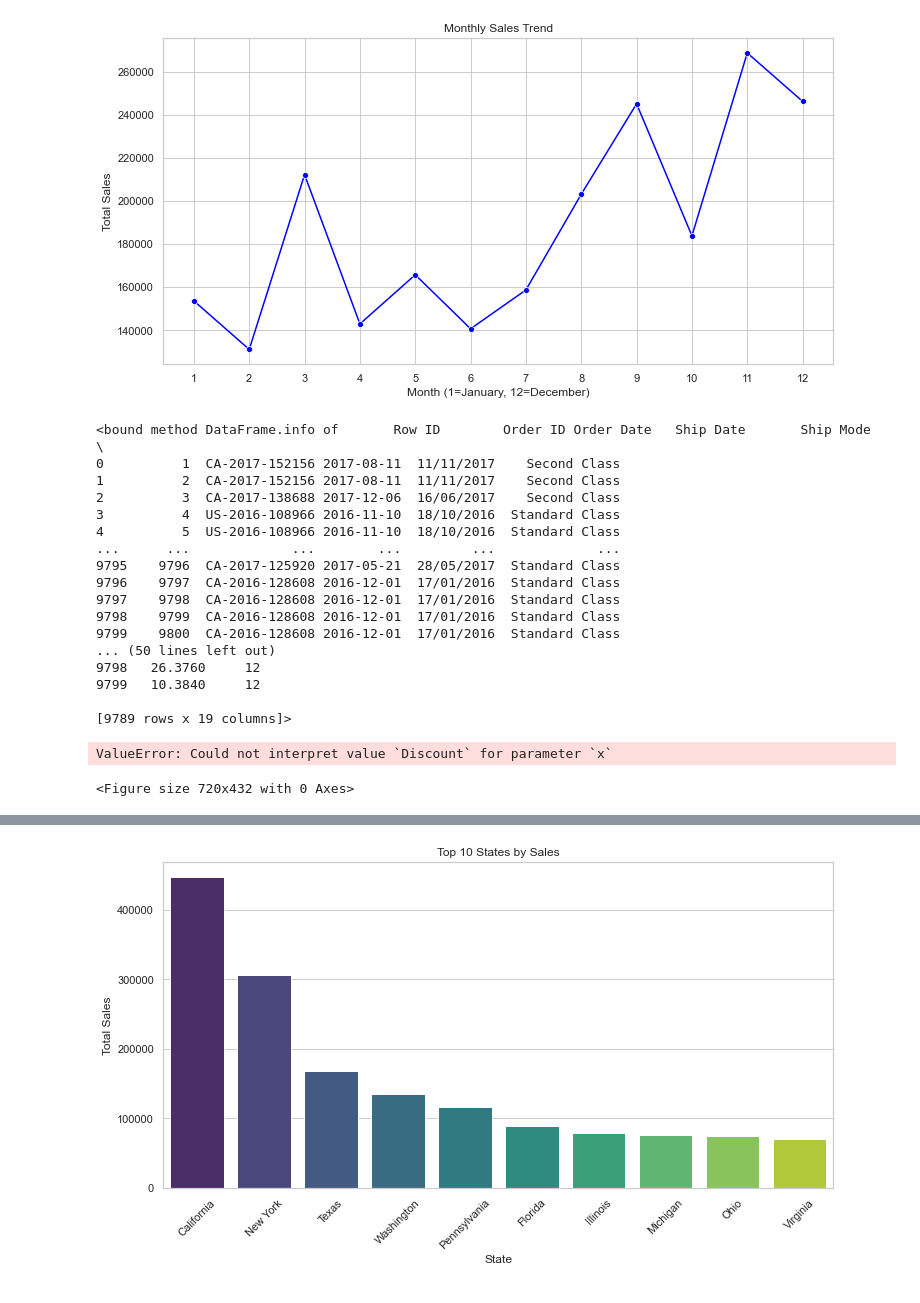
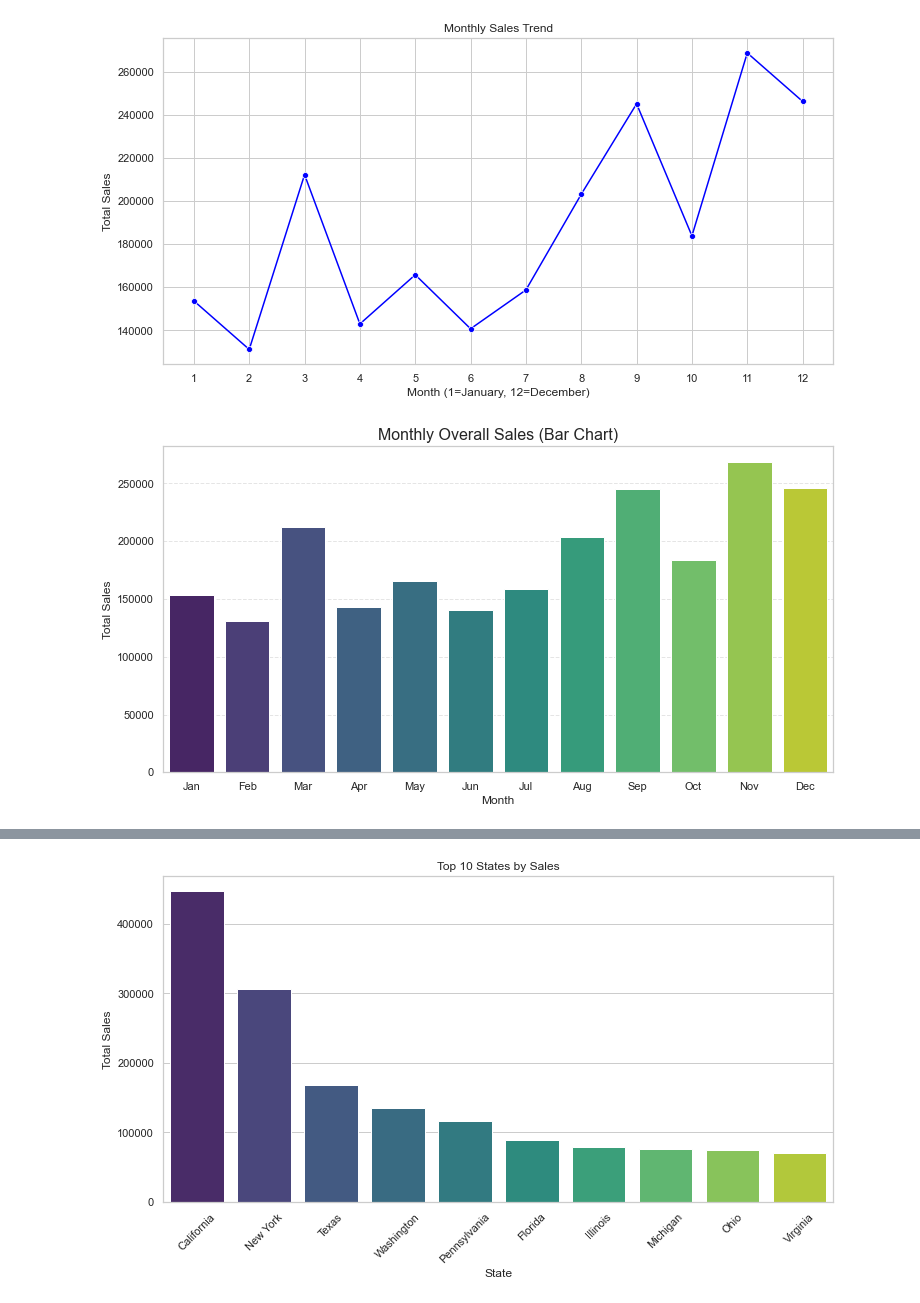
Before and after one commit to RosarioAruldoss/superstore-sales-dashboard, a Jupyter notebook: superstore_sales_dashboard.ipynb, the cells around one changed output, grey strips where cells are left out. Cells and saved outputs as stored; diff of their text form; code cells hidden in the pictures.

```diff
--- a/superstore_sales_dashboard.ipynb
+++ b/superstore_sales_dashboard.ipynb
@@ -264,20 +287,0 @@ plt.show()
-# %%
-df.info
-# %% [output]
-<bound method DataFrame.info of       Row ID        Order ID Order Date   Ship Date       Ship Mode  \
-0          1  CA-2017-152156 2017-08-11  11/11/2017    Second Class
-1          2  CA-2017-152156 2017-08-11  11/11/2017    Second Class
-2          3  CA-2017-138688 2017-12-06  16/06/2017    Second Class
-3          4  US-2016-108966 2016-11-10  18/10/2016  Standard Class
-4          5  US-2016-108966 2016-11-10  18/10/2016  Standard Class
-...      ...             ...        ...         ...             ...
-9795    9796  CA-2017-125920 2017-05-21  28/05/2017  Standard Class
-9796    9797  CA-2016-128608 2016-12-01  17/01/2016  Standard Class
-9797    9798  CA-2016-128608 2016-12-01  17/01/2016  Standard Class
-9798    9799  CA-2016-128608 2016-12-01  17/01/2016  Standard Class
-9799    9800  CA-2016-128608 2016-12-01  17/01/2016  Standard Class
-... (50 lines left out)
-9798   26.3760     12
-9799   10.3840     12
-
-[9789 rows x 19 columns]>
@@ -286,12 +288,19 @@ df.info
-# %%
-# Scatter plot: Discount vs Profit
-plt.figure(figsize=(10,6))
-sns.scatterplot(x='Discount', y='Profit', data=df, hue='Category', palette='Set2')
-plt.title('Discount vs Profit (by Category)')
-plt.xlabel('Discount')
-plt.ylabel('Profit')
-plt.grid(True)
-plt.show()
-# %% [output]
-ValueError: Could not interpret value `Discount` for parameter `x`
-<Figure size 720x432 with 0 Axes>
+# %%
+# For this analysis a Bar chart will give even further clarity.
+df['Month_Name'] = df['Order Date'].dt.strftime('%b')
+
+# Step 2 — Group by Month Name & preserve month order
+month_order = ['Jan', 'Feb', 'Mar', 'Apr', 'May', 'Jun',
+               'Jul', 'Aug', 'Sep', 'Oct', 'Nov', 'Dec']
+monthly_sales = df.groupby('Month_Name')['Sales'].sum().reindex(month_order).reset_index()
+
+# Step 3 — Plot Bar Chart
+plt.figure(figsize=(12,6))
+sns.barplot(x='Month_Name', y='Sales', data=monthly_sales, palette='viridis')
+plt.title('Monthly Overall Sales (Bar Chart)', fontsize=16)
+plt.xlabel('Month', fontsize=12)
+plt.ylabel('Total Sales', fontsize=12)
+plt.grid(axis='y', linestyle='--', alpha=0.5)
+plt.show()
+# %% [output]
+[figure, added]
```
Also changed, not shown: parts of 34 cells of this notebook.
